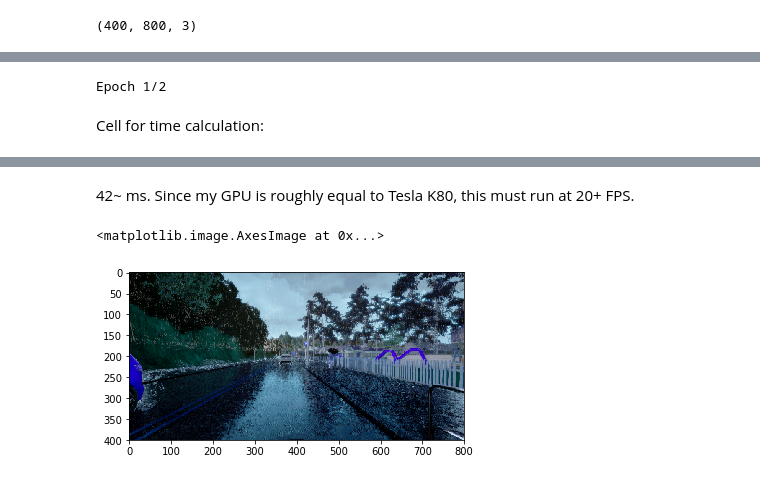
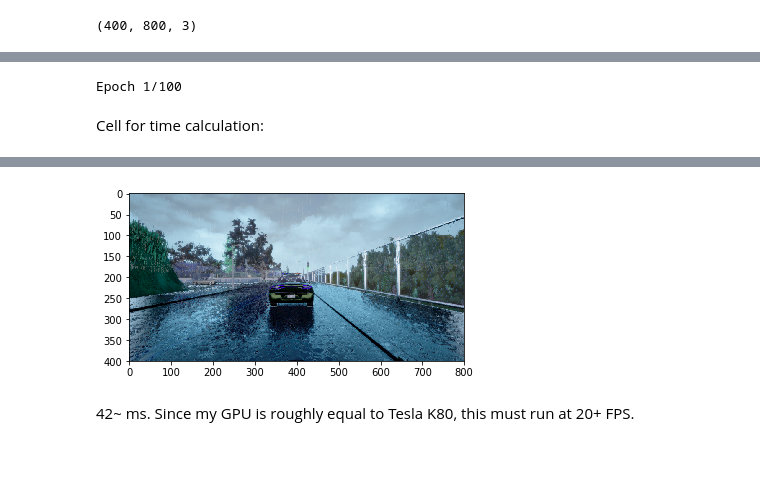
Before and after one commit to bakamoridesu/Lyft-Perception-Challenge, a Jupyter notebook: Notebook.ipynb, the cells around one changed output, grey strips where cells are left out. Cells and saved outputs as stored; diff of their text form; code cells hidden in the pictures.

```diff
--- a/Notebook.ipynb
+++ b/Notebook.ipynb
@@ -358,17 +257,19 @@ Non-trainable params: 1,300
 _________________________________________________________________
 # %%
 model.compile(loss = 'mse', optimizer = 'adam')
-stats = model.fit_generator(train_generator, steps_per_epoch= len(train_samples)/batch_size, validation_data=validation_generator, validation_steps=len(validation_samples)/batch_size, epochs=2)
+stats = model.fit_generator(train_generator, steps_per_epoch= len(train_samples)/batch_size, validation_data=validation_generator, validation_steps=len(validation_samples)/batch_size, epochs=100)
 # %% [output]
-Epoch 1/2
+Epoch 1/100
 # %% [markdown]
 Cell for time calculation:
 # %%
 %%timeit
 
-test_img  = cv2.imread(test_samples.iloc[113]['image'])
+test_img  = cv2.imread(test_samples.iloc[12]['image'])
 test_img = crop(test_img)
+plt.imshow(test_img)
 test_img = np.expand_dims(test_img, axis=0)
+
 pred = model.predict(test_img)
 pred = pred[0]
 car_pred = pred[:,:,0]
@@ -383,7 +284,3 @@ road_output[road_pred < 0] = 1.0
+[figure, added]
 # %% [markdown]
 42~ ms. Since my GPU is roughly equal to Tesla K80, this must run at 20+ FPS.
-# %%
-plt.imshow(test_img)
-# %% [output]
-<matplotlib.image.AxesImage at 0x...>
-[figure, removed]
```
Also changed, not shown: parts of 18 cells of this notebook, 1 other file.
